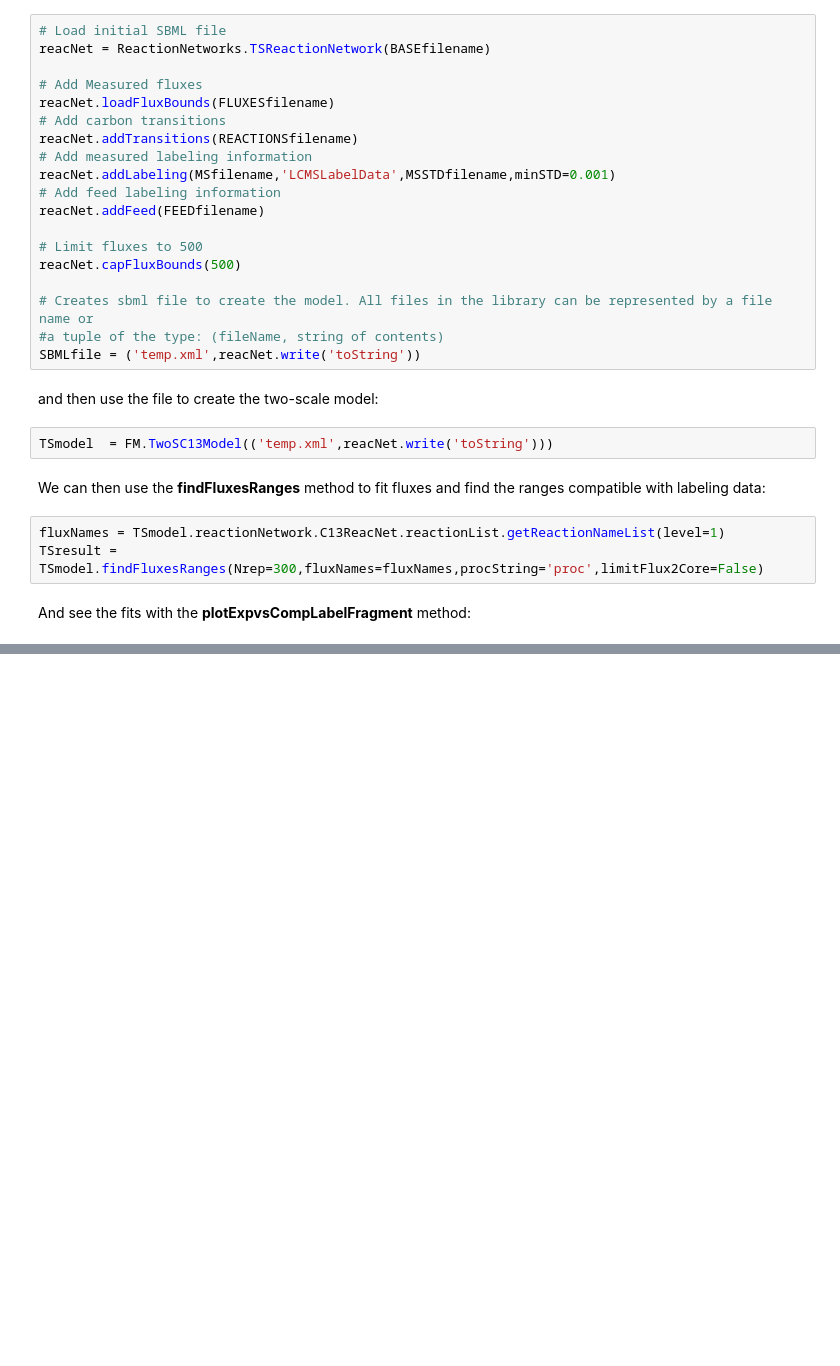
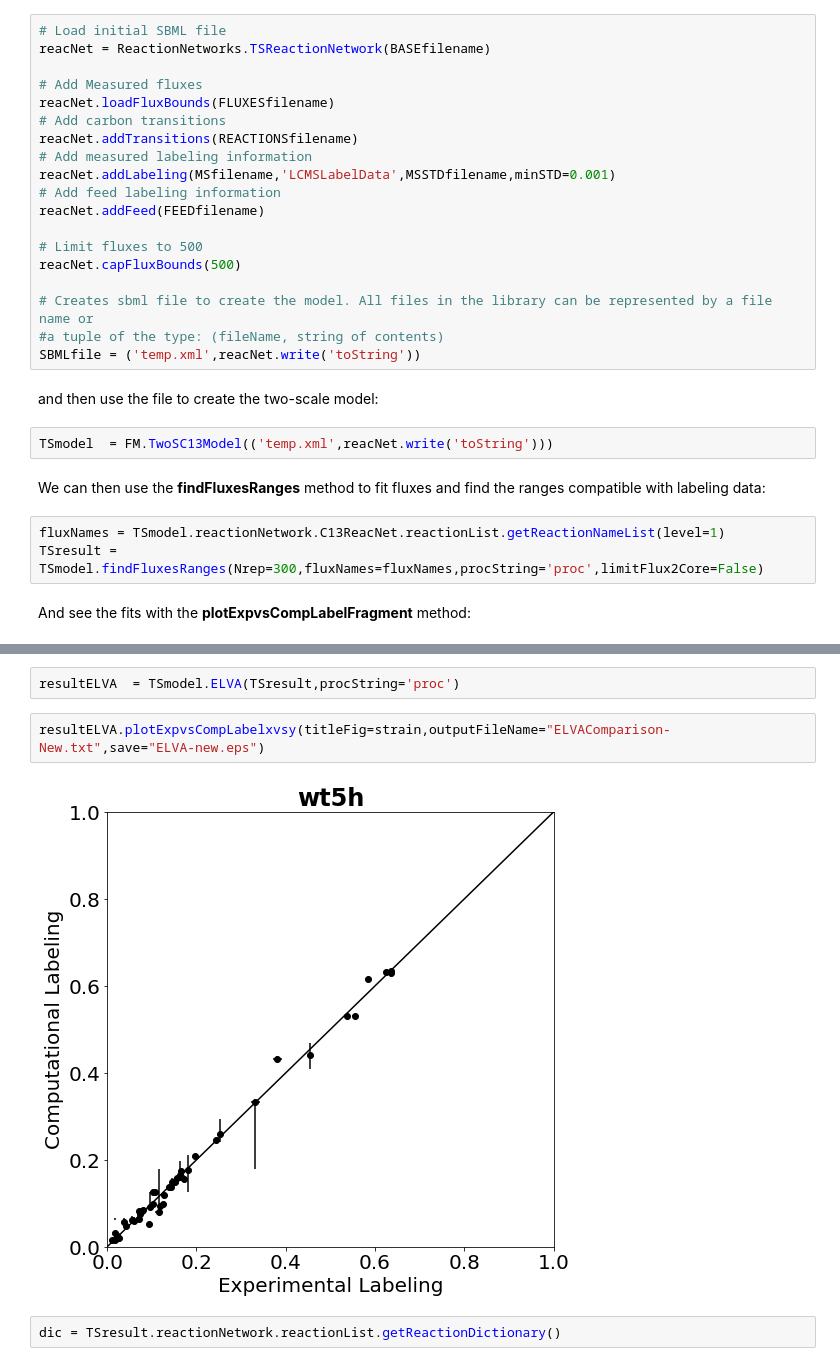
Before and after one commit to JBEI/limitfluxtocore, a Jupyter notebook: manuscript_figures/NewLF2CToyaFluxes.ipynb, the cells around one changed output, grey strips where cells are left out. Saved outputs shown, nothing was run; the diff lists cells and outputs as text; blank space fills up the shorter version.

Commit message:
added ELVA and flux bounds outputs

```diff
--- a/manuscript_figures/NewLF2CToyaFluxes.ipynb
+++ b/manuscript_figures/NewLF2CToyaFluxes.ipynb
@@ -230,3 +230,11 @@ THRt4:  0.0
 PFL:    0.0
 THZPSN:         0.0
 CDPMEK:         0.0
+# %%
+resultELVA  = TSmodel.ELVA(TSresult,procString='proc')
+# %%
+resultELVA.plotExpvsCompLabelxvsy(titleFig=strain,outputFileName="ELVAComparison-New.txt",save="ELVA-new.eps")
+# %% [output]
+[figure, added]
+# %%
+dic = TSresult.reactionNetwork.reactionList.getReactionDictionary()
```
Also changed, not shown: parts of 5 cells of this notebook, 2 other files.
